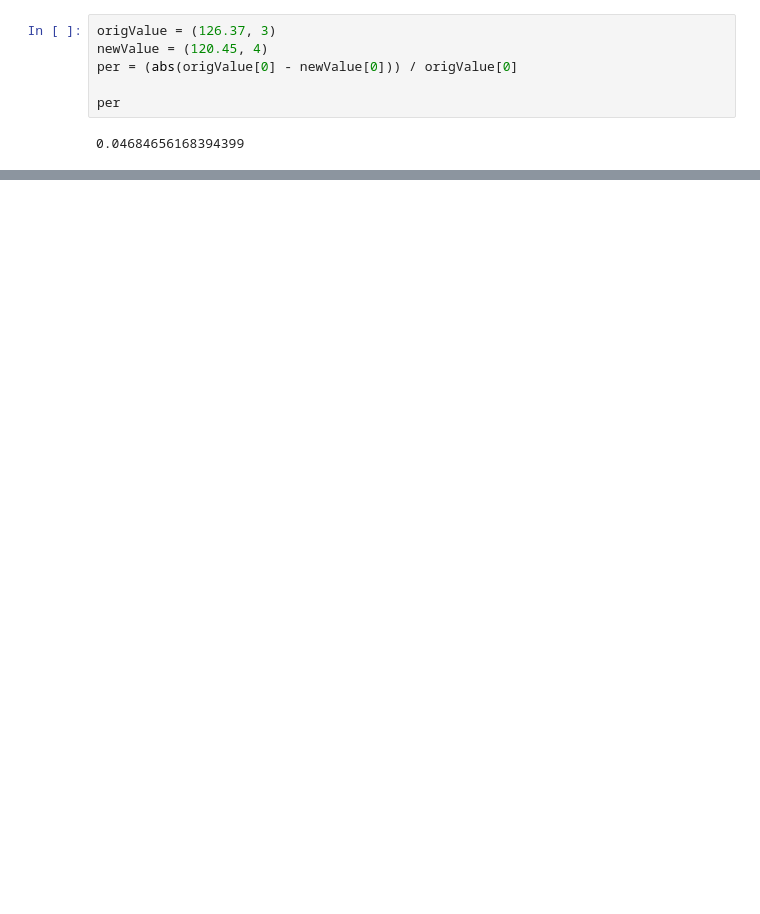
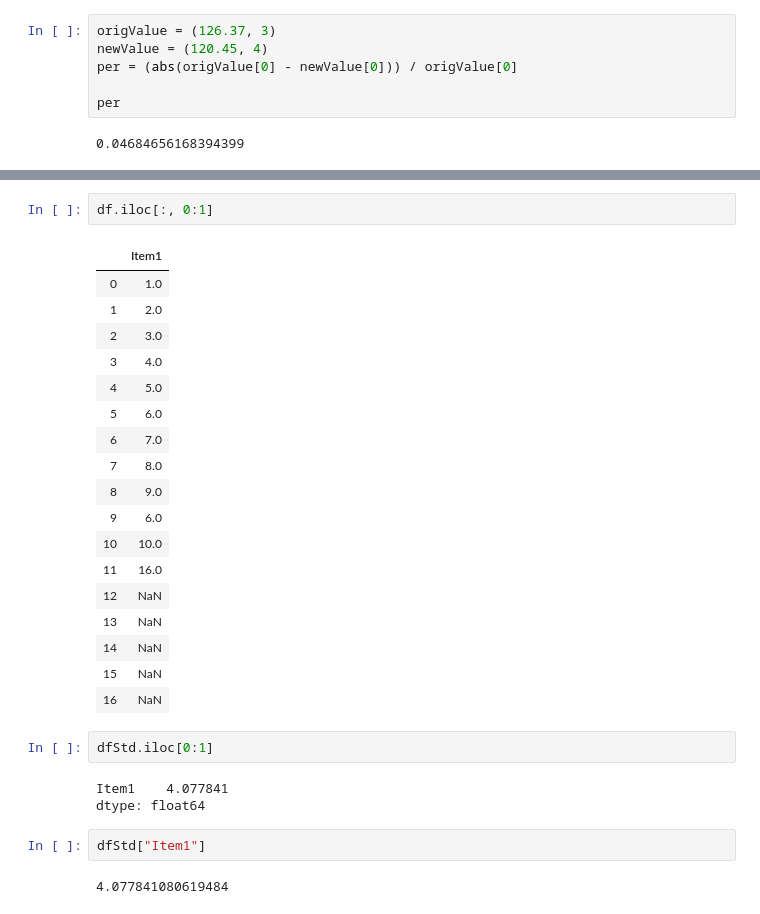
Before and after one commit to Automated-Beamline-Endeavors/ga_work, a Jupyter notebook: Traveling Salesman Problem.ipynb, the cells around one changed output, grey strips where cells are left out. Drawn from its saved outputs; the diff is of its cells as text; blank space fills up the shorter version.

```diff
--- a/Traveling Salesman Problem.ipynb
+++ b/Traveling Salesman Problem.ipynb
@@ -803,0 +857,30 @@ False
+# %%
+df.iloc[:, 0:1]
+# %% [output]
+|  | Item1 |
+| 0 | 1.0 |
+| 1 | 2.0 |
+| 2 | 3.0 |
+| 3 | 4.0 |
+| 4 | 5.0 |
+| 5 | 6.0 |
+| 6 | 7.0 |
+| 7 | 8.0 |
+| 8 | 9.0 |
+| 9 | 6.0 |
+| 10 | 10.0 |
+| 11 | 16.0 |
+| 12 | NaN |
+| 13 | NaN |
+| 14 | NaN |
+| 15 | NaN |
+| 16 | NaN |
+# %%
+dfStd.iloc[0:1]
+# %% [output]
+Item1    4.077841
+dtype: float64
+# %%
+dfStd["Item1"]
+# %% [output]
+4.077841080619484
```
Also changed, not shown: parts of 21 cells of this notebook.
